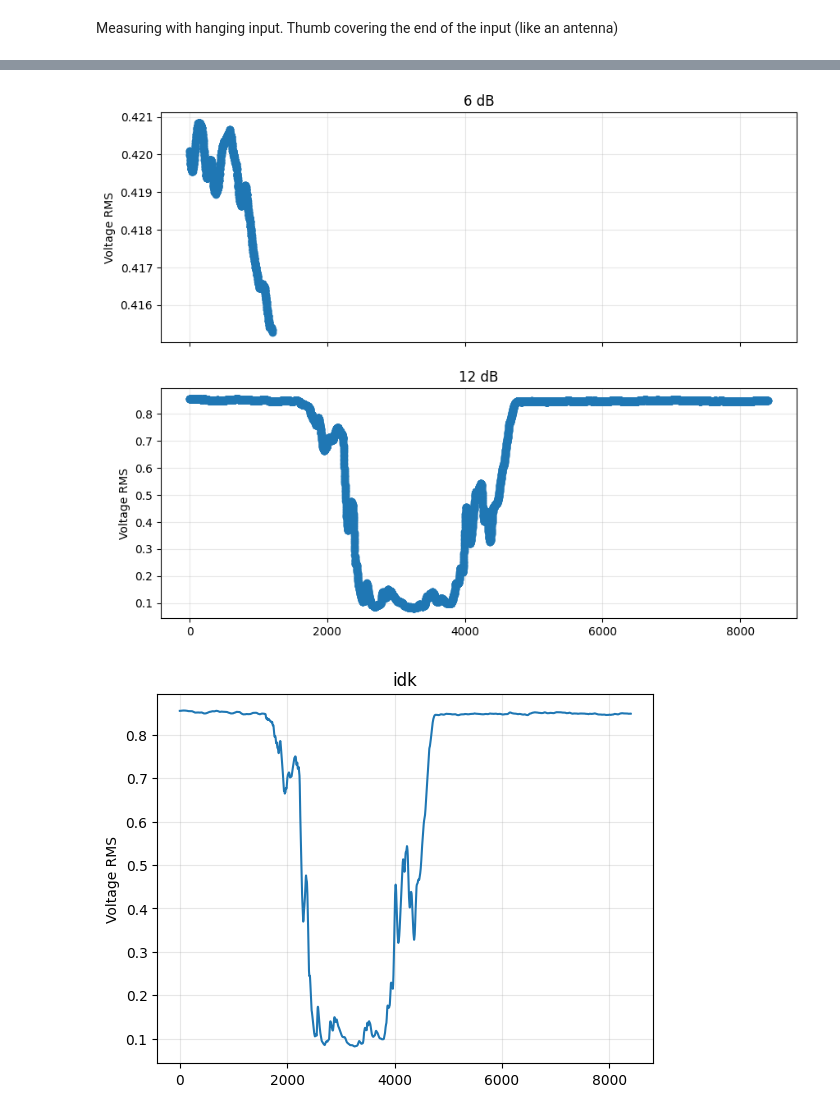
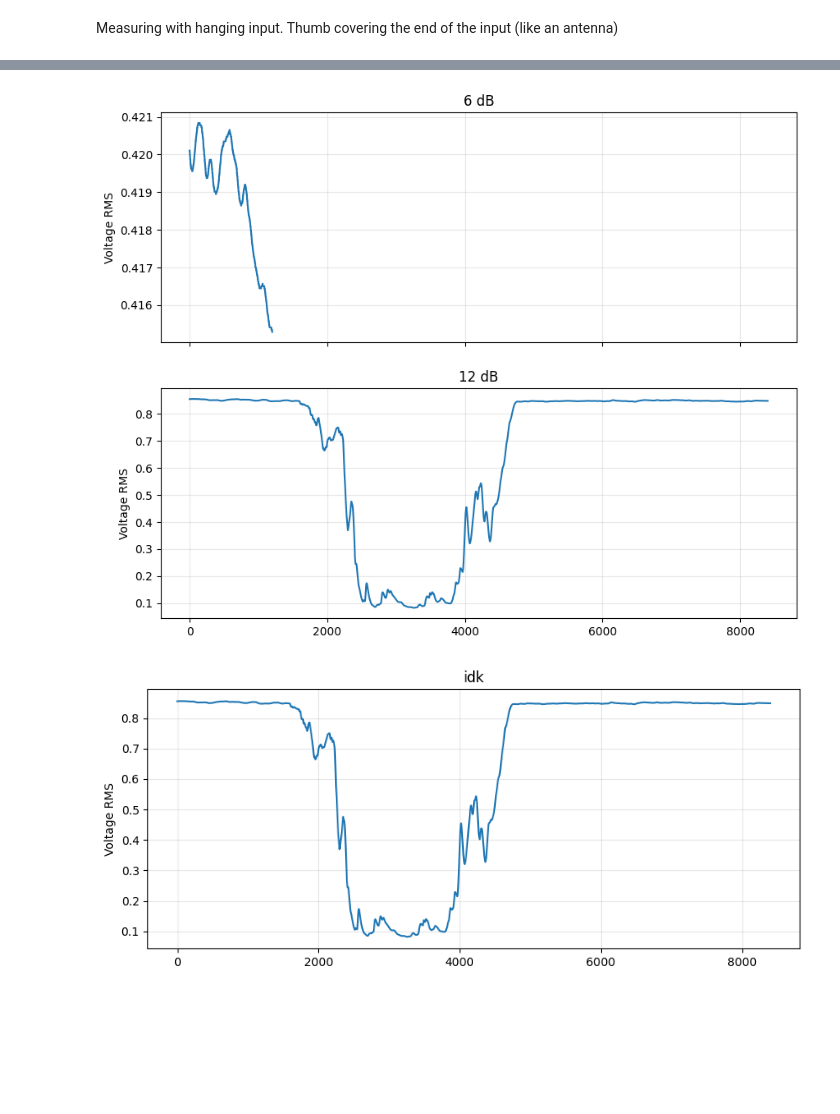
Before and after one commit to curtisjhu/lls, a Jupyter notebook: main.ipynb, the cells around one changed output, grey strips where cells are left out. Saved outputs shown, nothing was run; the diff lists cells and outputs as text; code cells hidden in the pictures; blank space fills up the shorter version.

Commit message:
all plots are completed just interpret what the hell is going on

```diff
--- a/main.ipynb
+++ b/main.ipynb
@@ -278,27 +432,28 @@ sh1 = pd.read_csv('exp11/exp11_long_run(T = 30.0E+0 ).xls')
 sh2 = pd.read_csv('exp11/exp11_long_run2(T = 30.0E+0 ).xls')
 
 fig, ax = plt.subplots(2, 1, figsize=(10, 8), sharex=True)
-ax[0].plot(sh1.index, sh1["y"], 'o-')
+ax[0].plot(sh1.index, sh1["y"], '-')
 ax[0].set_ylabel("Voltage RMS")
 ax[0].set_title("6 dB")
 ax[0].grid(True, alpha=0.3)
 
-ax[1].plot(sh2.index, sh2["y"], 'o-')
+ax[1].plot(sh2.index, sh2["y"], '-')
 ax[1].set_ylabel("Voltage RMS")
 ax[1].set_title("12 dB")
 ax[1].grid(True, alpha=0.3)
 
 plt.show()
 # %% [output]
-[figure, old version]
+[figure, new version]
 # %%
 sh2 = pd.read_csv('exp11/exp11_long_run2(T = 30.0E+0 ).xls')
 
+plt.figure(figsize=(10, 4))
 plt.plot(sh2.index, sh2["y"])
 plt.ylabel("Voltage RMS")
 plt.title("idk")
 plt.grid(True, alpha=0.3)
 
 plt.show()
 # %% [output]
-[figure, old version]
+[figure, new version]
```
Also changed, not shown: parts of 11 cells of this notebook, 17 other files.
